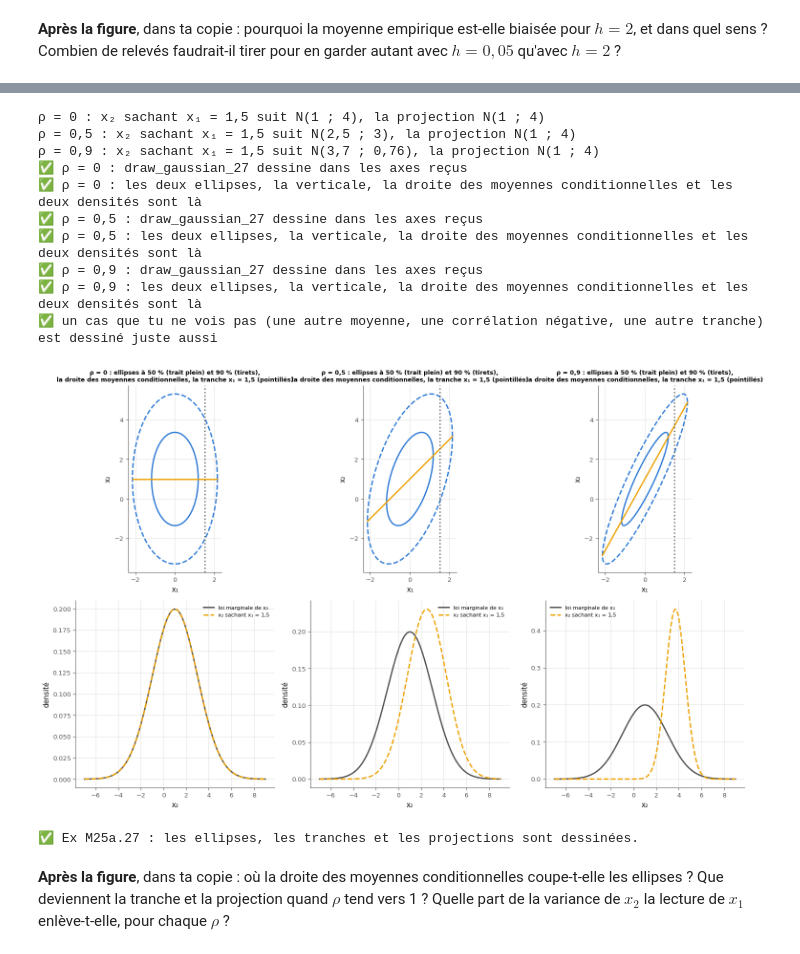
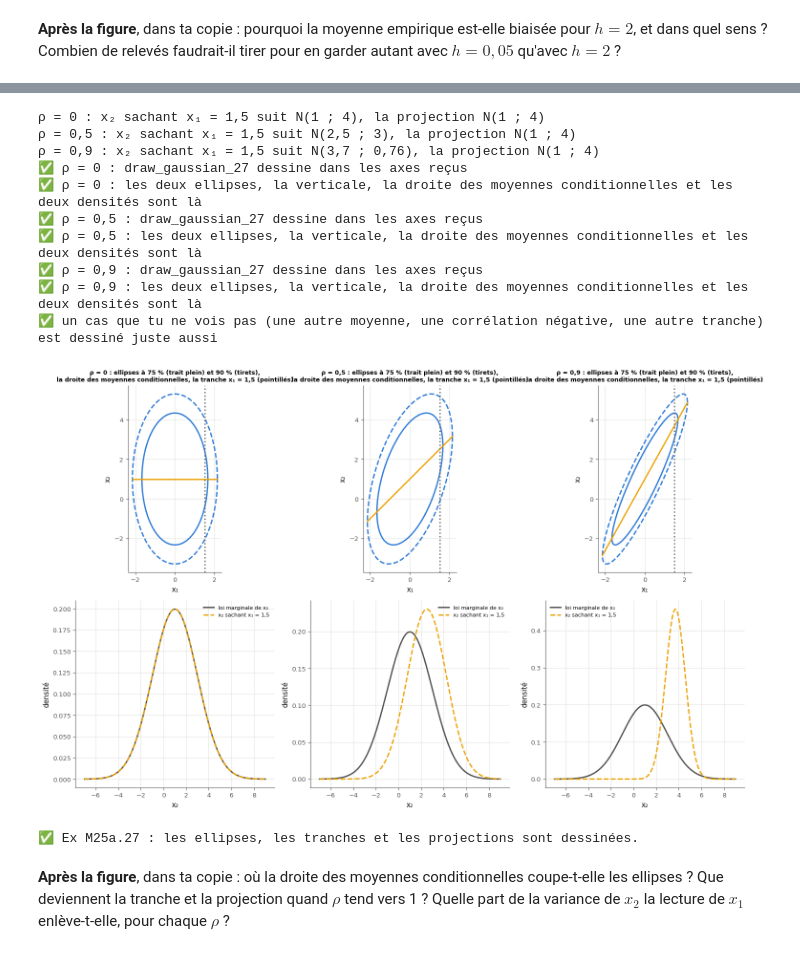
Before and after one commit to cemah2/workbookMaths, a Jupyter notebook: chapitres/m25a_gaussienne/05_solutions.ipynb, the cells around one changed output, grey strips where cells are left out. Cells and saved outputs as stored; diff of their text form; code cells hidden in the pictures.

```diff
--- a/chapitres/m25a_gaussienne/05_solutions.ipynb
+++ b/chapitres/m25a_gaussienne/05_solutions.ipynb
@@ -1651,7 +1652,7 @@ MU_27 = np.array([0.0, 1.0])
 SDS_27 = (1.0, 2.0)                                        # the standard deviations of x1 and x2
 RHOS_27 = (0.0, 0.5, 0.9)                                  # the three correlations
 X1_27 = 1.5                                                # the slice x1 = 1.5
-LEVELS_27 = (0.5, 0.9)                                     # the masses of the two ellipses
+LEVELS_27 = (0.75, 0.9)                                    # the masses of the two ellipses
 
 
 def cov_27(rho):
@@ -1685,7 +1686,8 @@ def draw_gaussian_27(ax_joint, ax_cut, mean, cov, x1_value):
     ax_joint.set_xlabel("x₁")
     ax_joint.set_ylabel("x₂")
     rho = cov[0, 1] / math.sqrt(cov[0, 0] * cov[1, 1])
-    ax_joint.set_title(f"ρ = {rho:.2g} : ellipses à 50 % (trait plein) et 90 % (tirets),\nla droite des moyennes conditionnelles, "
+    ax_joint.set_title(f"ρ = {rho:.2g} : ellipses à {round(100 * LEVELS_27[0])} % (trait plein) et "
+                       f"{round(100 * LEVELS_27[1])} % (tirets),\nla droite des moyennes conditionnelles, "
                        f"la tranche x₁ = {x1_value:g} (pointillés)".replace(".", ","), fontsize=9)
     cond_mean, cond_cov = condition_gaussian(mean, cov, [0], [x1_value])
     x2s = np.linspace(mean[1] - 4 * math.sqrt(cov[1, 1]), mean[1] + 4 * math.sqrt(cov[1, 1]), 301)
@@ -1765,34 +1767,34 @@ with checked("M25a.27"):
         try:
             opened_c27 = drawn(draw_gaussian_27, joint_c27, cut_c27, mean_c27.copy(), cov_c27.copy(),
                                float(mean_c27[0] - 0.8 * sds_c27[0]))
             missing_c27 = look_27(joint_c27, cut_c27, mean_c27, cov_c27, float(mean_c27[0] - 0.8 * sds_c27[0]))
         finally:
             plt.close(fig_c27)
         report_27(not opened_c27 and not missing_c27, "un cas que tu ne vois pas (une autre moyenne, une corrélation "
                   "négative, une autre tranche) est dessiné juste aussi", "un cas que tu ne vois pas (une autre moyenne, "
                   "une corrélation négative, une autre tranche) : il manque " + " ; ".join(missing_c27 or ["…"]))
     except StopCheck:
         fig_27.tight_layout()
         plt.show()
         raise
     except BaseException:
         plt.close(fig_27)
         raise
     fig_27.tight_layout()
     plt.show()
     verdict("M25a.27", all(results_27), "les ellipses, les tranches et les projections sont dessinées.", "")
 # %% [output]
 ρ = 0 : x₂ sachant x₁ = 1,5 suit N(1 ; 4), la projection N(1 ; 4)
 ρ = 0,5 : x₂ sachant x₁ = 1,5 suit N(2,5 ; 3), la projection N(1 ; 4)
 ρ = 0,9 : x₂ sachant x₁ = 1,5 suit N(3,7 ; 0,76), la projection N(1 ; 4)
 ✅ ρ = 0 : draw_gaussian_27 dessine dans les axes reçus
 ✅ ρ = 0 : les deux ellipses, la verticale, la droite des moyennes conditionnelles et les deux densités sont là
 ✅ ρ = 0,5 : draw_gaussian_27 dessine dans les axes reçus
 ✅ ρ = 0,5 : les deux ellipses, la verticale, la droite des moyennes conditionnelles et les deux densités sont là
 ✅ ρ = 0,9 : draw_gaussian_27 dessine dans les axes reçus
 ✅ ρ = 0,9 : les deux ellipses, la verticale, la droite des moyennes conditionnelles et les deux densités sont là
 ✅ un cas que tu ne vois pas (une autre moyenne, une corrélation négative, une autre tranche) est dessiné juste aussi
-[figure, old version]
+[figure, new version]
 ✅ Ex M25a.27 : les ellipses, les tranches et les projections sont dessinées.
 # %% [markdown]
 **Après la figure**, dans ta copie : où la droite des moyennes conditionnelles coupe-t-elle les ellipses ? Que deviennent la tranche et la projection quand $\rho$ tend vers 1 ? Quelle part de la variance de $x_2$ la lecture de $x_1$ enlève-t-elle, pour chaque $\rho$ ?
```
Also changed, not shown: parts of 31 cells of this notebook, 6 other files.
